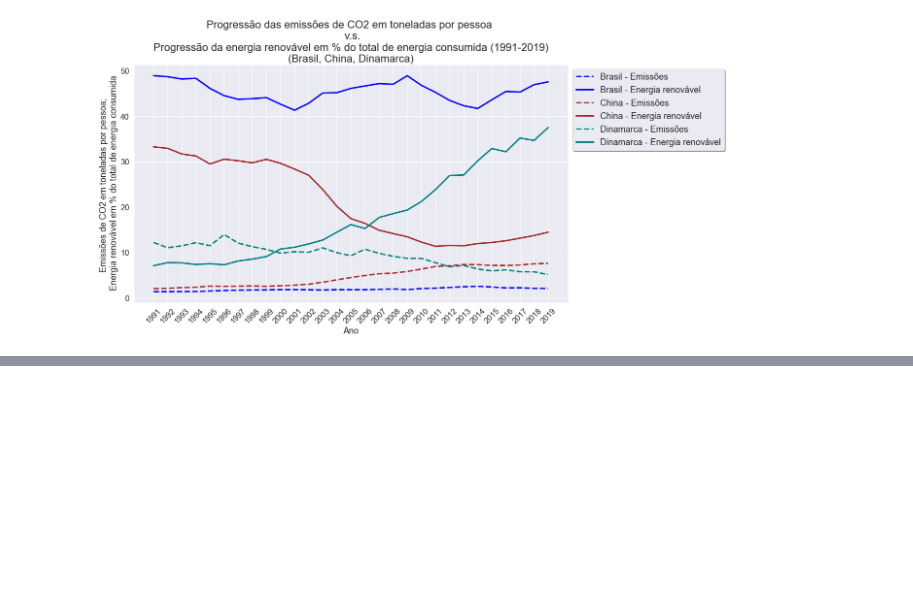
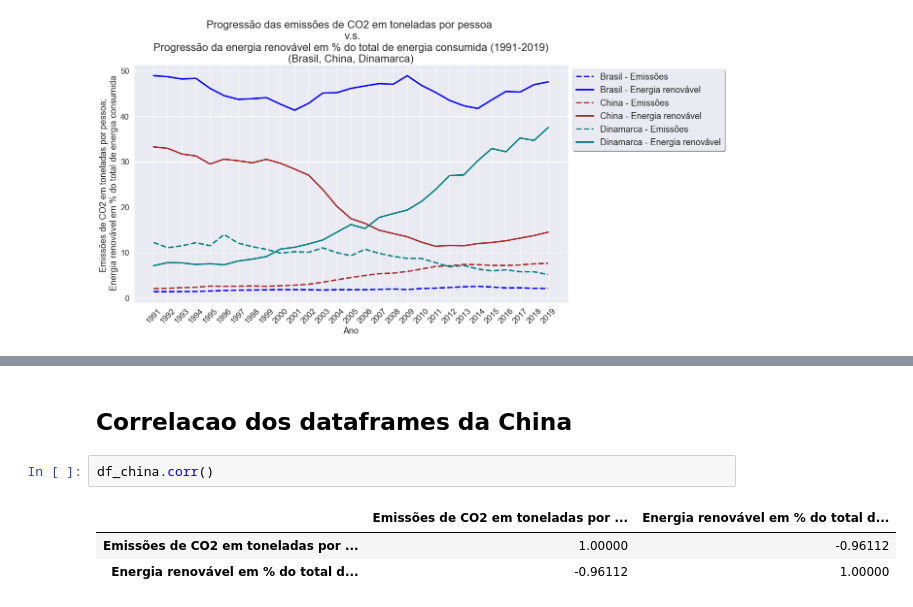
Before and after one commit to thomaschiari/aps_cdados_2022.2, a Jupyter notebook: APS2/APS2.ipynb, the cells around one changed output, grey strips where cells are left out. Saved outputs shown, nothing was run; the diff lists cells and outputs as text; blank space fills up the shorter version.

```diff
--- a/APS2/APS2.ipynb
+++ b/APS2/APS2.ipynb
@@ -147,0 +138,8 @@ Alunos: Felipe Maluli, Lucca Hiratsuca, Thomas Chiari
+# %% [markdown]
+<h2> Correlacao dos dataframes da China </h2>
+# %%
+df_china.corr()
+# %% [output]
+|  | Emissões de CO2 em toneladas por ... | Energia renovável em % do total d... |
+| Emissões de CO2 em toneladas por ... | 1.00000 | -0.96112 |
+| Energia renovável em % do total d... | -0.96112 | 1.00000 |
```
Also changed, not shown: parts of 16 cells of this notebook.
